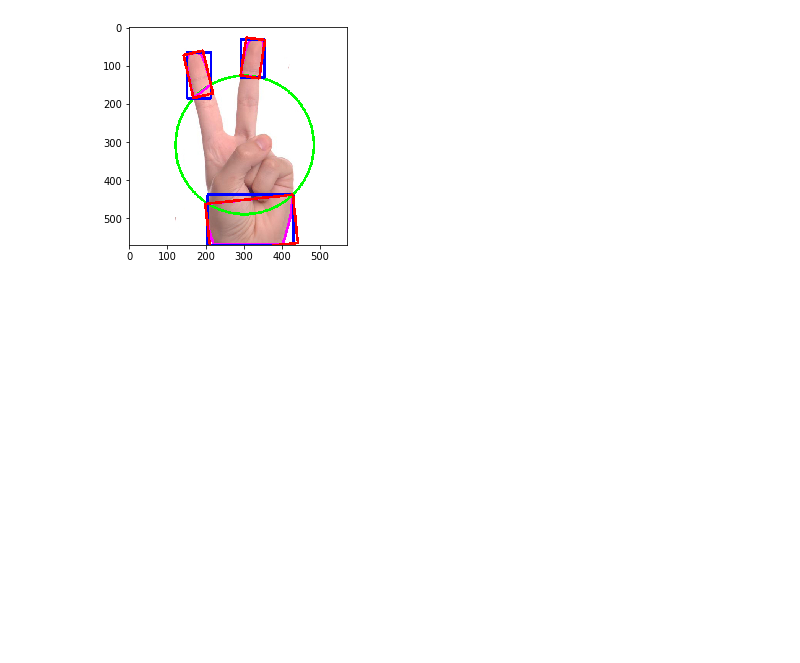
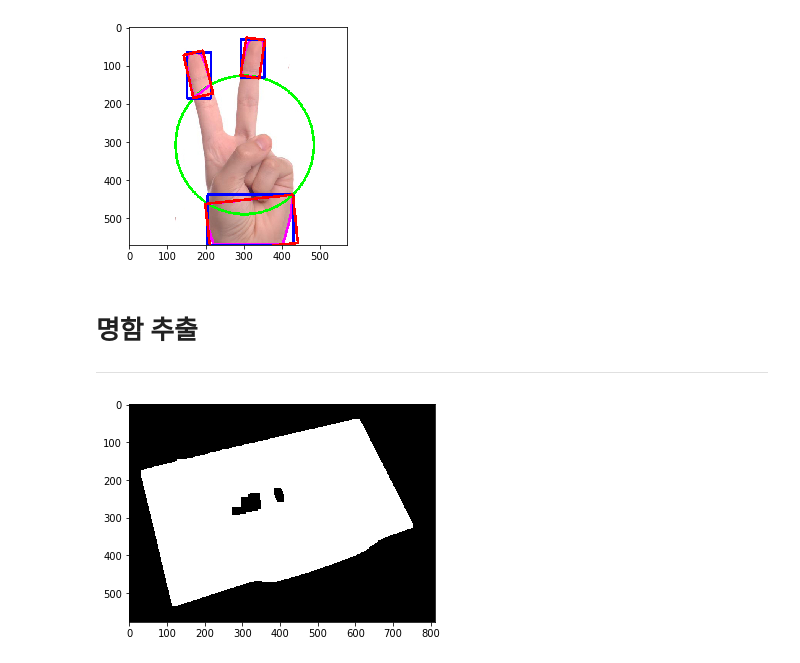
Before and after one commit to loftmain/opencv_project, a Jupyter notebook: vision_day3.ipynb, the cells around one changed output. Saved outputs shown, nothing was run; the diff lists cells and outputs as text; code cells hidden in the pictures; blank space fills up the shorter version.

```diff
--- a/vision_day3.ipynb
+++ b/vision_day3.ipynb
@@ -412,3 +427,21 @@ for c in cnts:
 imshow("", hand_img)
 # %% [output]
 [figure]
+# %% [markdown]
+# 명함 추출
+---
+# %%
+img = cv2.imread('vision/namecard.png', 0)
+src_bin = cv2.GaussianBlur(img, (7,7), 0)
+kernel = cv2.getStructuringElement(cv2.MORPH_RECT, (7,7))
+_, src_bin = cv2.threshold(src_bin, 0, 255, cv2.THRESH_BINARY | cv2.THRESH_OTSU)
+src_bin = cv2.morphologyEx(src_bin, cv2.MORPH_OPEN, kernel, iterations=2)
+src_bin = cv2.morphologyEx(src_bin, cv2.MORPH_CLOSE, kernel, iterations=3)
+
+# src_bin = 255 - src_bin
+
+imshow("", src_bin)
+
+cnts, _ =  cv2.findContours(src_bin, cv2.RETR_EXTERNAL, cv2.CHAIN_APPROX_SIMPLE)
+# %% [output]
+[figure, added]
```
Also changed, not shown: parts of 13 cells of this notebook, 1 other file.
